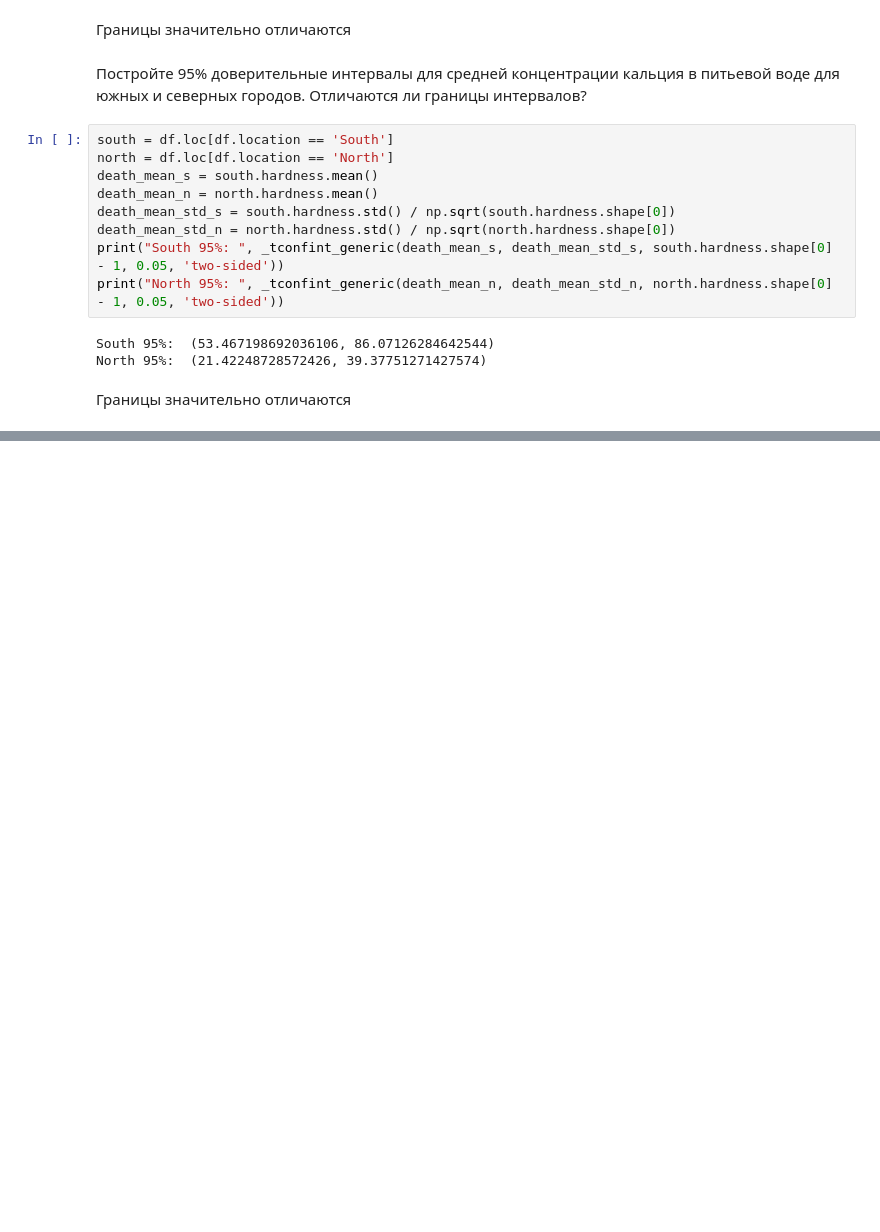
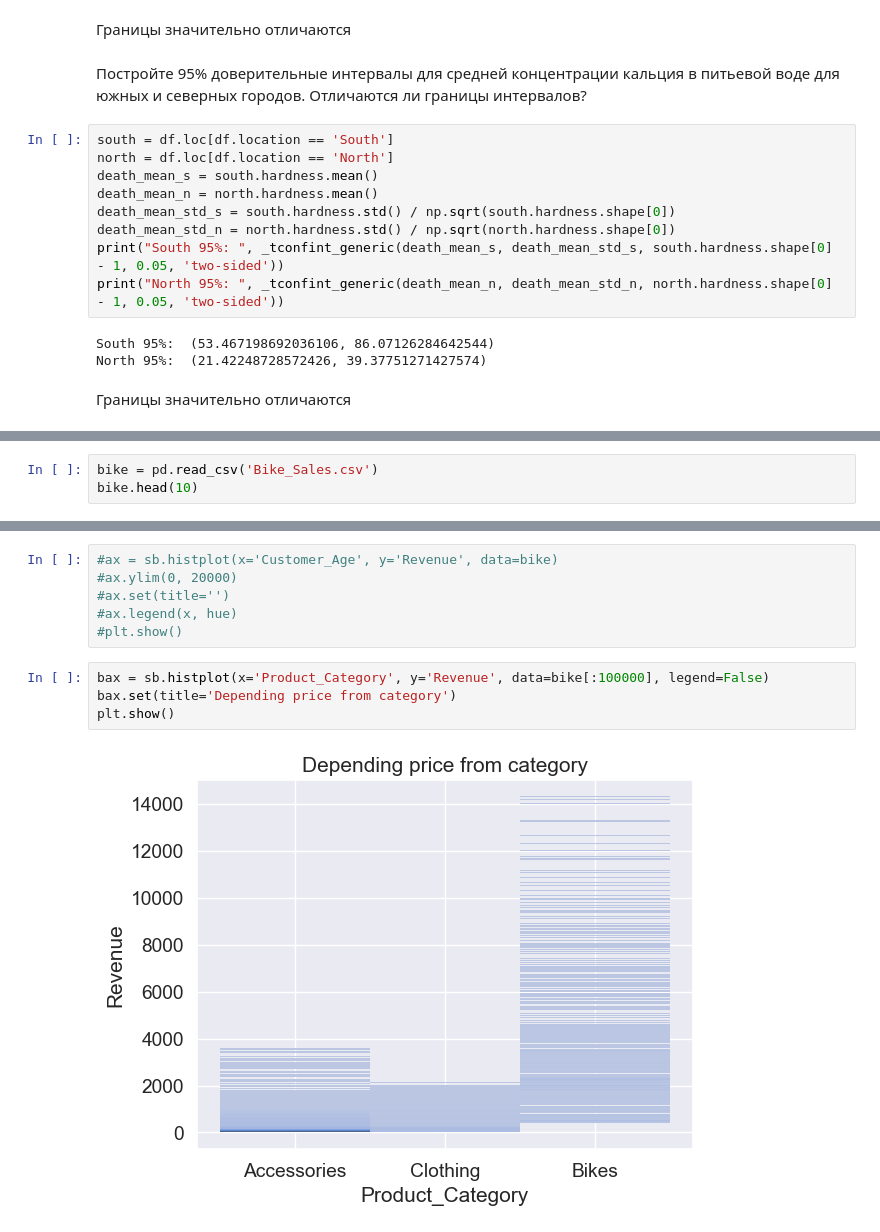
Before and after one commit to Antur1um/Machine-learning, a Jupyter notebook: Lab_5_start.ipynb, the cells around one changed output, grey strips where cells are left out. Cells and saved outputs as stored; diff of their text form; blank space fills up the shorter version.

```diff
--- a/Lab_5_start.ipynb
+++ b/Lab_5_start.ipynb
@@ -1014,0 +1038,3 @@ North 95%:  (21.42248728572426, 39.37751271427574)
+# %%
+bike = pd.read_csv('Bike_Sales.csv')
+bike.head(10)
@@ -1014,0 +1119,12 @@ North 95%:  (21.42248728572426, 39.37751271427574)
+# %%
+#ax = sb.histplot(x='Customer_Age', y='Revenue', data=bike)
+#ax.ylim(0, 20000)
+#ax.set(title='')
+#ax.legend(x, hue)
+#plt.show()
+# %%
+bax = sb.histplot(x='Product_Category', y='Revenue', data=bike[:100000], legend=False)
+bax.set(title='Depending price from category')
+plt.show()
+# %% [output]
+[figure, added]
```
Also changed, not shown: parts of 49 cells of this notebook, 1 other file.
